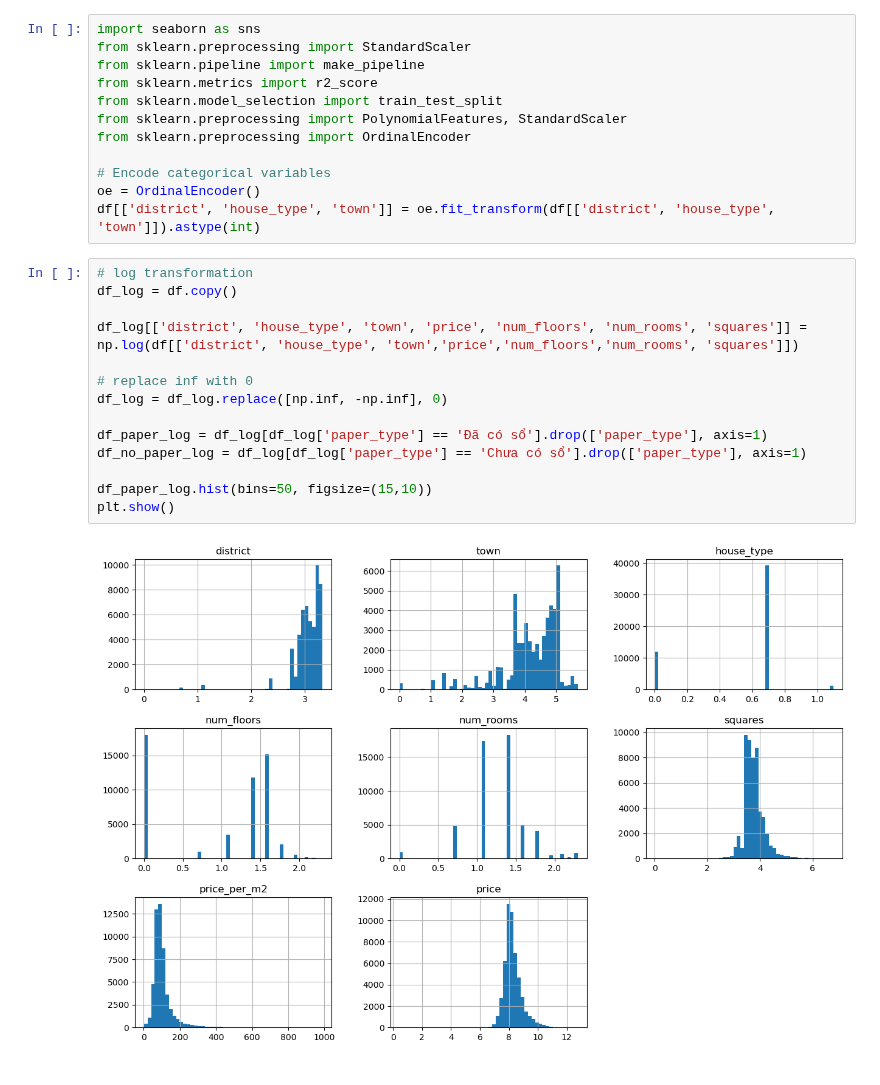
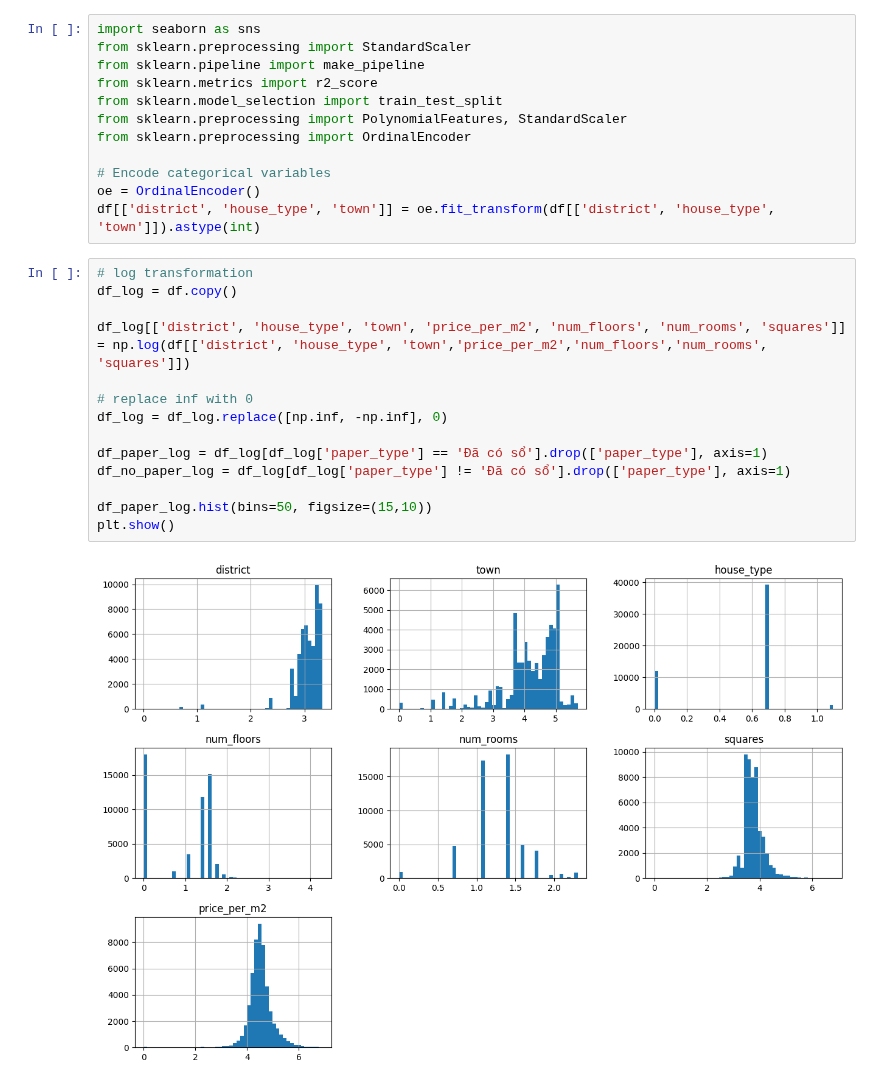
Before and after one commit to TienDat57/Project-DV, a Jupyter notebook: notebook/Question6.ipynb, the cells around one changed output. Drawn from its saved outputs; the diff is of its cells as text.

```diff
--- a/notebook/Question6.ipynb
+++ b/notebook/Question6.ipynb
@@ -31,19 +31,19 @@ df[['district', 'house_type', 'town']] = oe.fit_transform(df[['district', 'house
 # %%
 # log transformation
 df_log = df.copy()
 
-df_log[['district', 'house_type', 'town', 'price', 'num_floors', 'num_rooms', 'squares']] = np.log(df[['district', 'house_type', 'town','price','num_floors','num_rooms', 'squares']])
+df_log[['district', 'house_type', 'town', 'price_per_m2', 'num_floors', 'num_rooms', 'squares']] = np.log(df[['district', 'house_type', 'town','price_per_m2','num_floors','num_rooms', 'squares']])
 
 # replace inf with 0
 df_log = df_log.replace([np.inf, -np.inf], 0)
 
 df_paper_log = df_log[df_log['paper_type'] == 'Đã có sổ'].drop(['paper_type'], axis=1)
-df_no_paper_log = df_log[df_log['paper_type'] == 'Chưa có sổ'].drop(['paper_type'], axis=1)
+df_no_paper_log = df_log[df_log['paper_type'] != 'Đã có sổ'].drop(['paper_type'], axis=1)
 
 df_paper_log.hist(bins=50, figsize=(15,10))
 plt.show()
 # %% [output]
-[figure, old version]
+[figure, new version]
 # %%
 import statsmodels.api as sm
 
```
Also changed, not shown: parts of 4 cells of this notebook, 2 other files.
